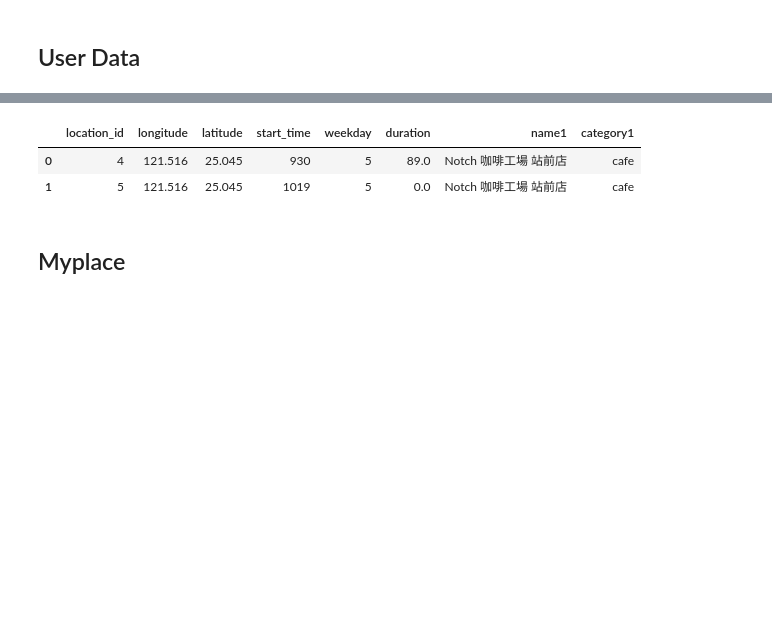
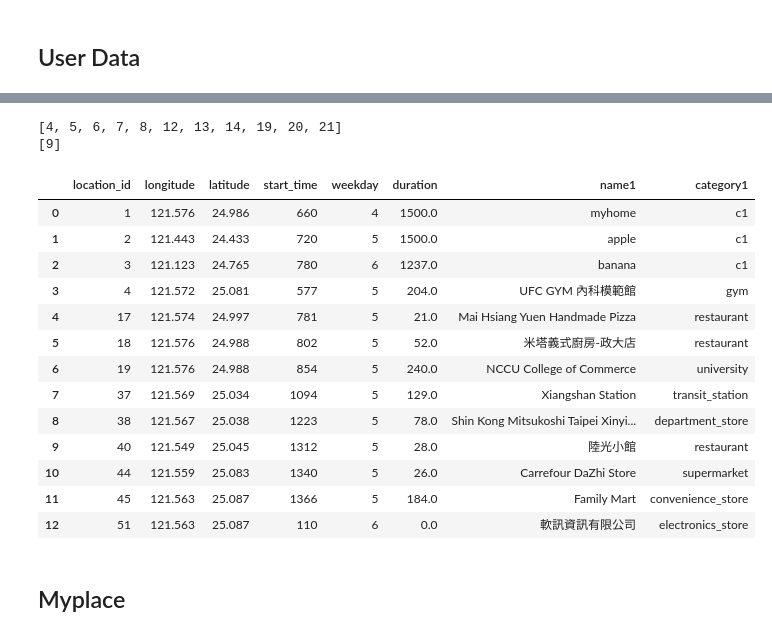
Before and after one commit to yuchieh0130/chchboss, a Jupyter notebook: CategoryPrediction_RandomForest.ipynb, the cells around one changed output, grey strips where cells are left out. Drawn from its saved outputs; the diff is of its cells as text; code cells hidden in the pictures; blank space fills up the shorter version.

```diff
--- a/CategoryPrediction_RandomForest.ipynb
+++ b/CategoryPrediction_RandomForest.ipynb
@@ -149,7 +149,7 @@ array([ 3,  3,  2, 17,  6,  1,  6, 17,  6, 17,  2,  3,  2, 17,  6,  1,  6,
 # %% [markdown]
 ## User Data
 # %%
-location = pd.read_csv("location.csv")
-location.head()
+location = pd.read_csv("location0821.csv")
+location.tail()
 # %% [output]
 |  | location_id | longitude | latitude | start_date | start_time | weekday | duration | speed | name1 | ... |
@@ -189,10 +200,13 @@ for row in range(1,len(stopLoc)-1):
     if len(res) > 1:
         dropList.append(row)
 
-    stopLoc.iloc[row,6] = stopLoc.iloc[row+1,4] - stopLoc.iloc[row,4]
-    if stopLoc.iloc[row,6] < 10:
-        dropList.append(row)
+    #reset duration
+    #stopLoc.iloc[row,6] = stopLoc.iloc[row+1,4] - stopLoc.iloc[row,4]
+
+    #duration less than 10, kill
+    #if stopLoc.iloc[row,6] < 5:
+    #    dropList.append(row)
 
 stopLoc = stopLoc.drop(dropList)
-stopLoc = stopLoc.loc[stopLoc['speed'] < 0]
 stopLoc = stopLoc.reset_index(drop = True)
+stopLoc
@@ -199,24 +231,51 @@ stopLoc = stopLoc.reset_index(drop = True)
 # %%
 #calculate duration
 dropList = []
-for row in range(0,len(stopLoc)-1):
+a = 10
+for i in range(2):
+    for row in range(0,len(stopLoc)-1):
 
-    if stopLoc.iloc[row+1,3] == stopLoc.iloc[row,3]:
-        stopLoc.iloc[row,6] = stopLoc.iloc[row+1,4] - stopLoc.iloc[row,4]
-    else:
-        stopLoc.iloc[row,6] = stopLoc.iloc[row+1,4] + 1440 - stopLoc.iloc[row,4]
+        #reset duration
+        #stopLoc.iloc[row,6] = stopLoc.iloc[row+1,4] - stopLoc.iloc[row,4]
 
-    if stopLoc.iloc[row,6] < 10:
-        dropList.append(row)
+        #duration less than 10, kill
+        #if stopLoc.iloc[row,6] < 10:
+        #    dropList.append(row)
 
-stopLoc = stopLoc.drop(dropList)
-stopLoc = stopLoc.reset_index(drop = True)
+        #calculate duration
+        if stopLoc.iloc[row+1,3] == stopLoc.iloc[row,3]:
+            stopLoc.iloc[row,6] = stopLoc.iloc[row+1,4] - stopLoc.iloc[row,4]
+        else:
+            stopLoc.iloc[row,6] = stopLoc.iloc[row+1,4] + 1440 - stopLoc.iloc[row,4]
+
+        if stopLoc.iloc[row,6] < a:
+            dropList.append(row)
+
+    stopLoc = stopLoc.drop(dropList)
+    stopLoc = stopLoc.reset_index(drop = True)
+    a = a + 2
+    print(dropList)
+    dropList = []
+
 stopLoc = stopLoc.drop(['start_date','name2','name3','name4','name5','speed'], 1)
 stopLoc
 # %% [output]
+[4, 5, 6, 7, 8, 12, 13, 14, 19, 20, 21]
+[9]
 |  | location_id | longitude | latitude | start_time | weekday | duration | name1 | category1 |
-| 0 | 4 | 121.516 | 25.045 | 930 | 5 | 89.0 | Notch 咖啡工場 站前店 | cafe |
-| 1 | 5 | 121.516 | 25.045 | 1019 | 5 | 0.0 | Notch 咖啡工場 站前店 | cafe |
+| 0 | 1 | 121.576 | 24.986 | 660 | 4 | 1500.0 | myhome | c1 |
+| 1 | 2 | 121.443 | 24.433 | 720 | 5 | 1500.0 | apple | c1 |
+| 2 | 3 | 121.123 | 24.765 | 780 | 6 | 1237.0 | banana | c1 |
+| 3 | 4 | 121.572 | 25.081 | 577 | 5 | 204.0 | UFC GYM 內科模範館 | gym |
+| 4 | 17 | 121.574 | 24.997 | 781 | 5 | 21.0 | Mai Hsiang Yuen Handmade Pizza | restaurant |
+| 5 | 18 | 121.576 | 24.988 | 802 | 5 | 52.0 | 米塔義式廚房-政大店 | restaurant |
+| 6 | 19 | 121.576 | 24.988 | 854 | 5 | 240.0 | NCCU College of Commerce | university |
+| 7 | 37 | 121.569 | 25.034 | 1094 | 5 | 129.0 | Xiangshan Station | transit_station |
+| 8 | 38 | 121.567 | 25.038 | 1223 | 5 | 78.0 | Shin Kong Mitsukoshi Taipei Xinyi... | department_store |
+| 9 | 40 | 121.549 | 25.045 | 1312 | 5 | 28.0 | 陸光小館 | restaurant |
+| 10 | 44 | 121.559 | 25.083 | 1340 | 5 | 26.0 | Carrefour DaZhi Store | supermarket |
+| 11 | 45 | 121.563 | 25.087 | 1366 | 5 | 184.0 | Family Mart | convenience_store |
+| 12 | 51 | 121.563 | 25.087 | 110 | 6 | 0.0 | 軟訊資訊有限公司 | electronics_store |
 # %% [markdown]
 ## Myplace
 # %%
```
Also changed, not shown: parts of 3 cells of this notebook, 3 other files.
